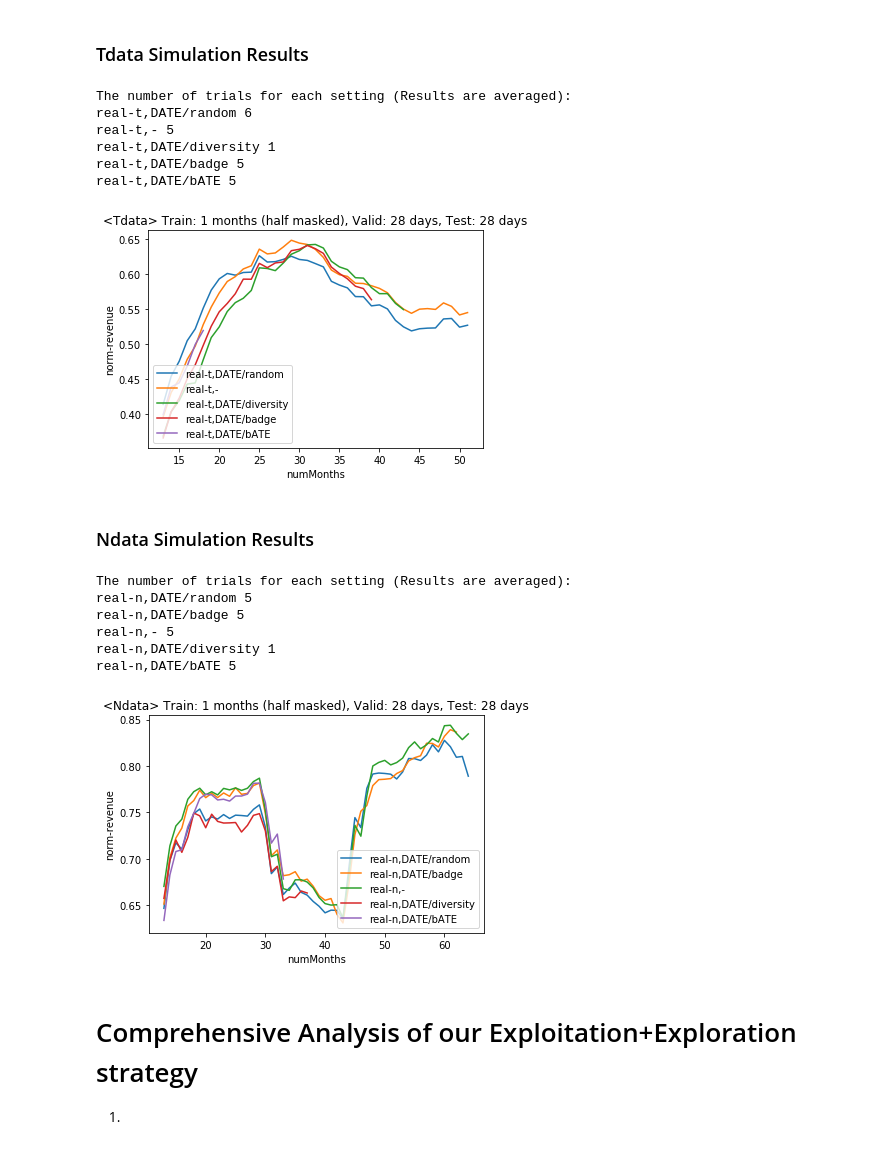
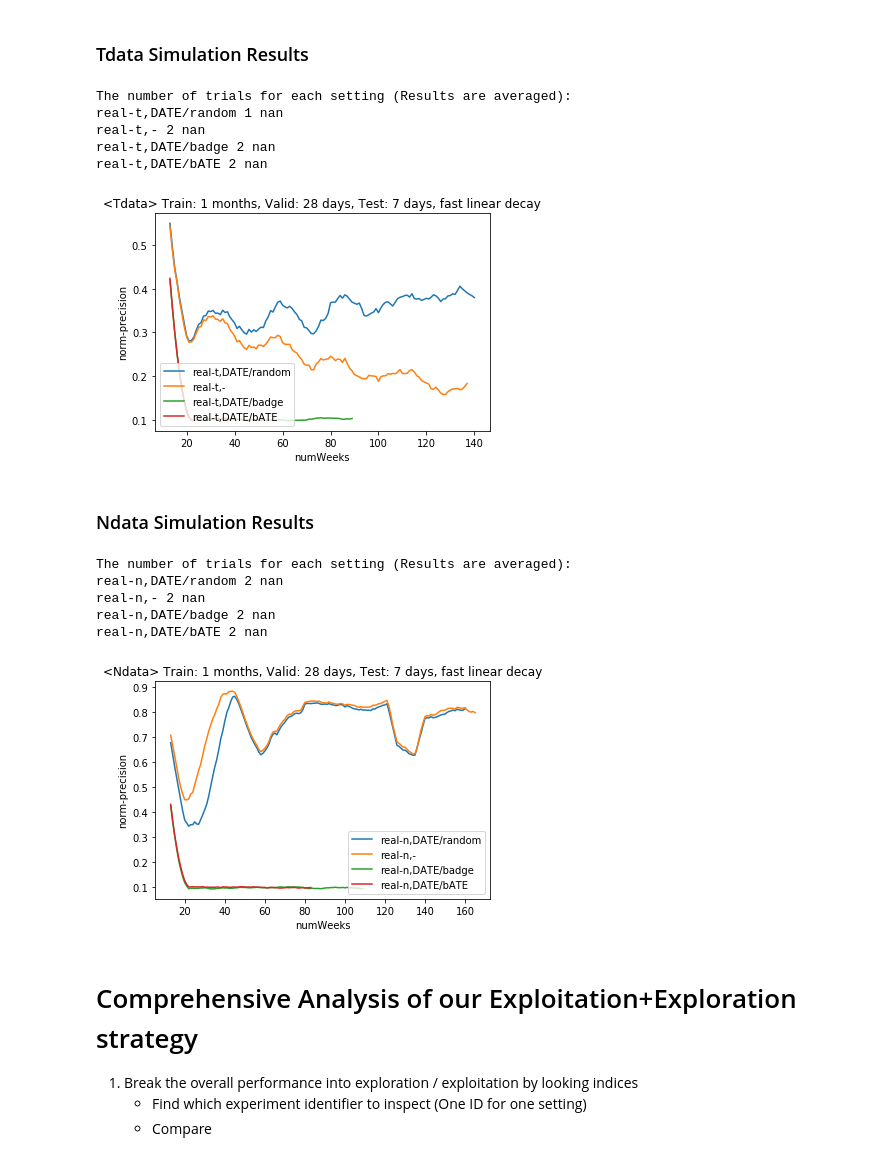
Before and after one commit to Seondong/Customs-Fraud-Detection, a Jupyter notebook: analysis.ipynb, the cells around one changed output. Saved outputs shown, nothing was run; the diff lists cells and outputs as text; code cells hidden in the pictures.

```diff
--- a/analysis.ipynb
+++ b/analysis.ipynb
@@ -16,7 +19,7 @@ import glob
 import os
 pd.options.display.max_columns=50
 # %%
-results = glob.glob('./results/performances/quick-result-*')   # quick- or www21-
+results = glob.glob('./results/performances/fld-result-*')   # quick- or www21- or fld-
 list1, list2 = zip(*sorted(zip([os.stat(result).st_size for result in results], results)))
 # %%
 len(list2)
@@ -64,0 +86,21 @@ print(count)
+# %%
+plt.figure()
+# info = ','.join(list(df[['data', 'samplings']].iloc[0]))
+
+result_one_dataset = [key for key in full_results.keys() if 'synthetic' in key]
+print('The number of trials for each setting (Results are averaged):')
+for key in result_one_dataset:
+    avg_result = pd.concat([*full_results[key]], axis=1).mean(axis=1)
+    print(key, len(full_results[key]), round(np.mean(avg_result[150:]), 4))
+    plt.plot(avg_result.index, avg_result, label=key)
+
+# # printing test_illicit_rate
+# tir = pd.read_csv(list2[-1])['test_illicit_rate'].rolling(window=7).mean()
+# plt.plot(tir.index, tir, label='Test illicit rate (ref)')
+
+plt.title('<Synthetic> Train: 1 months, Valid: 28 days, Test: 7 days, fast linear decay')
+plt.legend(loc='upper left')
+plt.ylabel(var)
+plt.xlabel('numWeeks')
+plt.show()
+plt.close()
@@ -104,54 +152,55 @@ plt.figure()
 result_one_dataset = [key for key in full_results.keys() if 'real-t' in key]
 print('The number of trials for each setting (Results are averaged):')
 for key in result_one_dataset:
-    print(key, len(full_results[key]))
     avg_result = pd.concat([*full_results[key]], axis=1).mean(axis=1)
+    print(key, len(full_results[key]), round(np.mean(avg_result[200:]), 4))
     plt.plot(avg_result.index, avg_result, label=key)
 
 # # printing test_illicit_rate
 # tir = pd.read_csv(list2[-1])['test_illicit_rate'].rolling(window=7).mean()
 # plt.plot(tir.index, tir, label='Test illicit rate (ref)')
 
-plt.title('<Tdata> Train: 1 months (half masked), Valid: 28 days, Test: 28 days')
+plt.title('<Tdata> Train: 1 months, Valid: 28 days, Test: 7 days, fast linear decay')
 plt.legend(loc='lower left')
 plt.ylabel(var)
-plt.xlabel('numMonths')
+plt.xlabel('numWeeks')
 plt.show()
 plt.close()
 # %% [output]
 The number of trials for each setting (Results are averaged):
-real-t,DATE/random 6
-real-t,- 5
-real-t,DATE/diversity 1
-real-t,DATE/badge 5
-real-t,DATE/bATE 5
+real-t,DATE/random 1 nan
+real-t,- 2 nan
+real-t,DATE/badge 2 nan
+real-t,DATE/bATE 2 nan
-[figure, old version]
+[figure, new version]
 # %% [markdown]
 ### Ndata Simulation Results
 # %%
 plt.figure()
 result_one_dataset = [key for key in full_results.keys() if 'real-n' in key]
 print('The number of trials for each setting (Results are averaged):')
 for key in result_one_dataset:
-    print(key, len(full_results[key]))
     avg_result = pd.concat([*full_results[key]], axis=1).mean(axis=1)
+    print(key, len(full_results[key]), round(np.mean(avg_result[200:]), 4))
     plt.plot(avg_result.index, avg_result, label=key)
 
-plt.title('<Ndata> Train: 1 months (half masked), Valid: 28 days, Test: 28 days')
+plt.title('<Ndata> Train: 1 months, Valid: 28 days, Test: 7 days, fast linear decay')
 plt.legend(loc='lower right')
 plt.ylabel(var)
-plt.xlabel('numMonths')
+plt.xlabel('numWeeks')
+# plt.ylim(0.75, 0.85)
 plt.show()
 plt.close()
 # %% [output]
 The number of trials for each setting (Results are averaged):
-real-n,DATE/random 5
-real-n,DATE/badge 5
-real-n,- 5
-real-n,DATE/diversity 1
-real-n,DATE/bATE 5
+real-n,DATE/random 2 nan
+real-n,- 2 nan
+real-n,DATE/badge 2 nan
+real-n,DATE/bATE 2 nan
-[figure, old version]
+[figure, new version]
 # %% [markdown]
 # Comprehensive Analysis of our Exploitation+Exploration strategy
 
-1.
+1. Break the overall performance into exploration / exploitation by looking indices
+    - Find which experiment identifier to inspect (One ID for one setting)
+    - Compare
```
Also changed, not shown: parts of 19 cells of this notebook, 9 other files.
